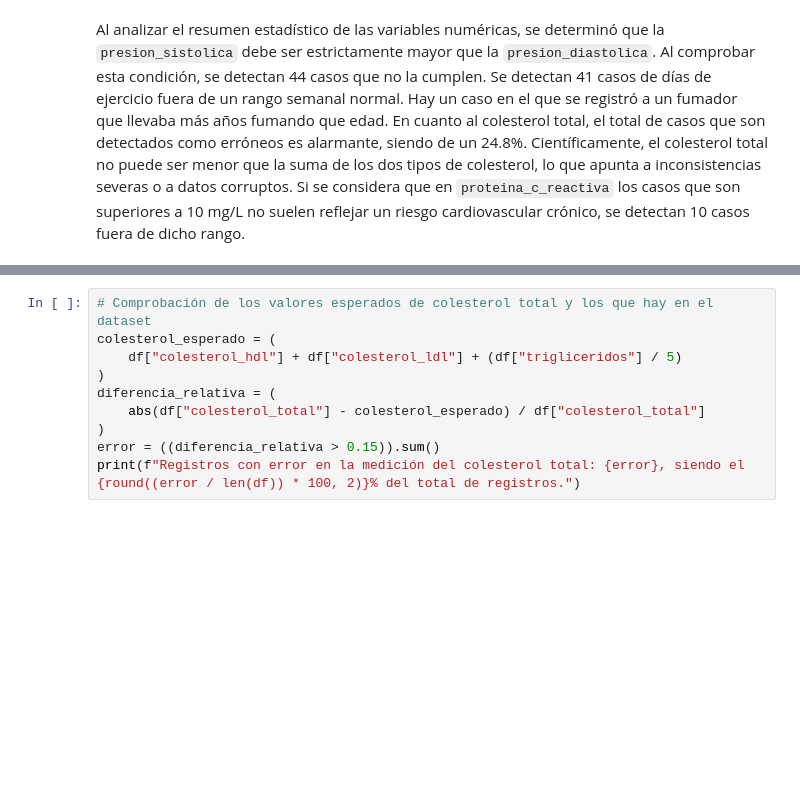
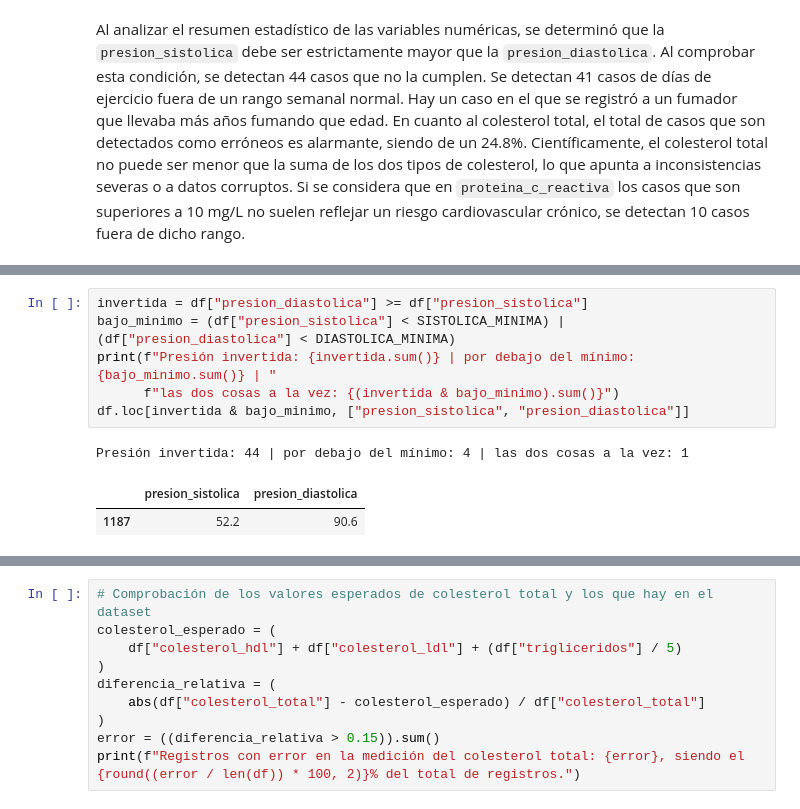
Before and after one commit to madalenointhemorning/MachineLearningUMU, a Jupyter notebook: notebooks/01_eda.ipynb, the cells around one changed output, grey strips where cells are left out. Drawn from its saved outputs; the diff is of its cells as text; blank space fills up the shorter version.

```diff
--- a/notebooks/01_eda.ipynb
+++ b/notebooks/01_eda.ipynb
@@ -590,0 +668,10 @@ Al analizar el resumen estadístico de las variables numéricas, se determinó q
+# %%
+invertida = df["presion_diastolica"] >= df["presion_sistolica"]
+bajo_minimo = (df["presion_sistolica"] < SISTOLICA_MINIMA) | (df["presion_diastolica"] < DIASTOLICA_MINIMA)
+print(f"Presión invertida: {invertida.sum()} | por debajo del mínimo: {bajo_minimo.sum()} | "
+      f"las dos cosas a la vez: {(invertida & bajo_minimo).sum()}")
+df.loc[invertida & bajo_minimo, ["presion_sistolica", "presion_diastolica"]]
+# %% [output]
+Presión invertida: 44 | por debajo del mínimo: 4 | las dos cosas a la vez: 1
+|  | presion_sistolica | presion_diastolica |
+| 1187 | 52.2 | 90.6 |
```
Also changed, not shown: parts of 11 cells of this notebook, 4 other files.
